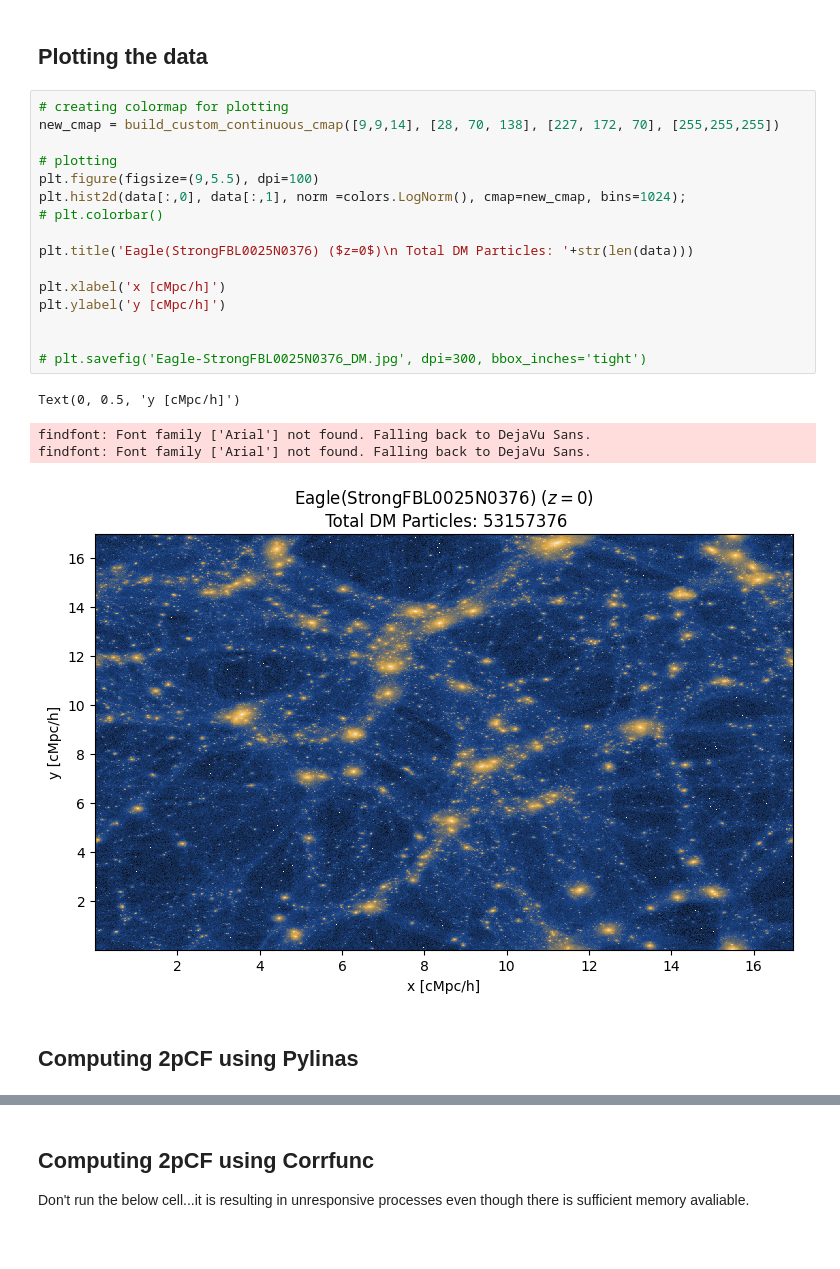
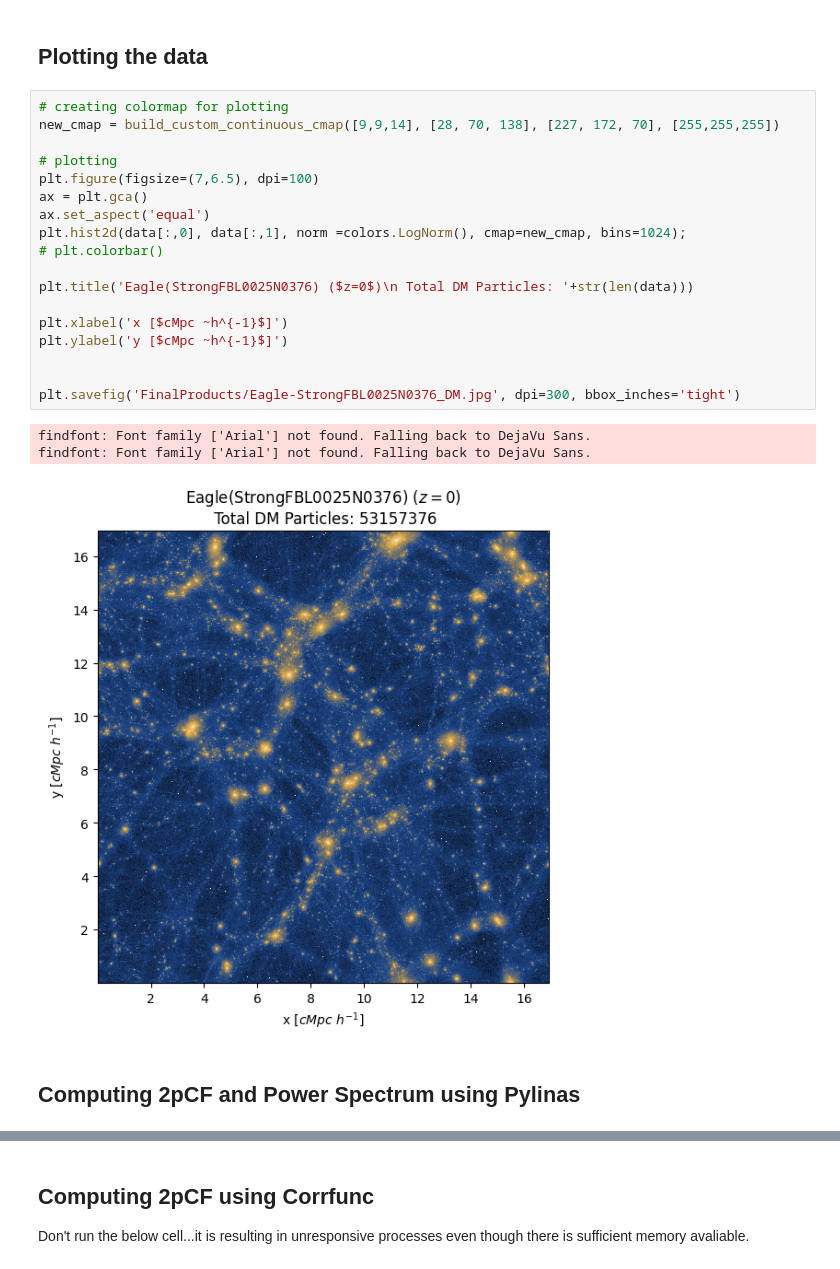
Before and after one commit to sparxastronomy/2022_SummerProject, a Jupyter notebook: Eagle/test.ipynb, the cells around one changed output, grey strips where cells are left out. Cells and saved outputs as stored; diff of their text form.

```diff
--- a/Eagle/test.ipynb
+++ b/Eagle/test.ipynb
@@ -33,26 +33,27 @@ data = data[1:]
 # %%
 # creating colormap for plotting
 new_cmap = build_custom_continuous_cmap([9,9,14], [28, 70, 138], [227, 172, 70], [255,255,255])
 
 # plotting
-plt.figure(figsize=(9,5.5), dpi=100)
+plt.figure(figsize=(7,6.5), dpi=100)
+ax = plt.gca()
+ax.set_aspect('equal')
 plt.hist2d(data[:,0], data[:,1], norm =colors.LogNorm(), cmap=new_cmap, bins=1024);
 # plt.colorbar()
 
 plt.title('Eagle(StrongFBL0025N0376) ($z=0$)\n Total DM Particles: '+str(len(data)))
 
-plt.xlabel('x [cMpc/h]')
-plt.ylabel('y [cMpc/h]')
+plt.xlabel('x [$cMpc ~h^{-1}$]')
+plt.ylabel('y [$cMpc ~h^{-1}$]')
 
 
-# plt.savefig('Eagle-StrongFBL0025N0376_DM.jpg', dpi=300, bbox_inches='tight')
+plt.savefig('FinalProducts/Eagle-StrongFBL0025N0376_DM.jpg', dpi=300, bbox_inches='tight')
 # %% [output]
-Text(0, 0.5, 'y [cMpc/h]')
+findfont: Font family ['Arial'] not found. Falling back to DejaVu Sans.
+findfont: Font family ['Arial'] not found. Falling back to DejaVu Sans.
-findfont: Font family ['Arial'] not found. Falling back to DejaVu Sans.
-findfont: Font family ['Arial'] not found. Falling back to DejaVu Sans.
-[figure, old version]
+[figure, new version]
 # %% [markdown]
-## Computing 2pCF using Pylinas
+## Computing 2pCF and Power Spectrum using Pylinas
 # %%
 ## computing xi(r)
 grid = 350
```
Also changed, not shown: parts of 18 cells of this notebook, 10 other files.
